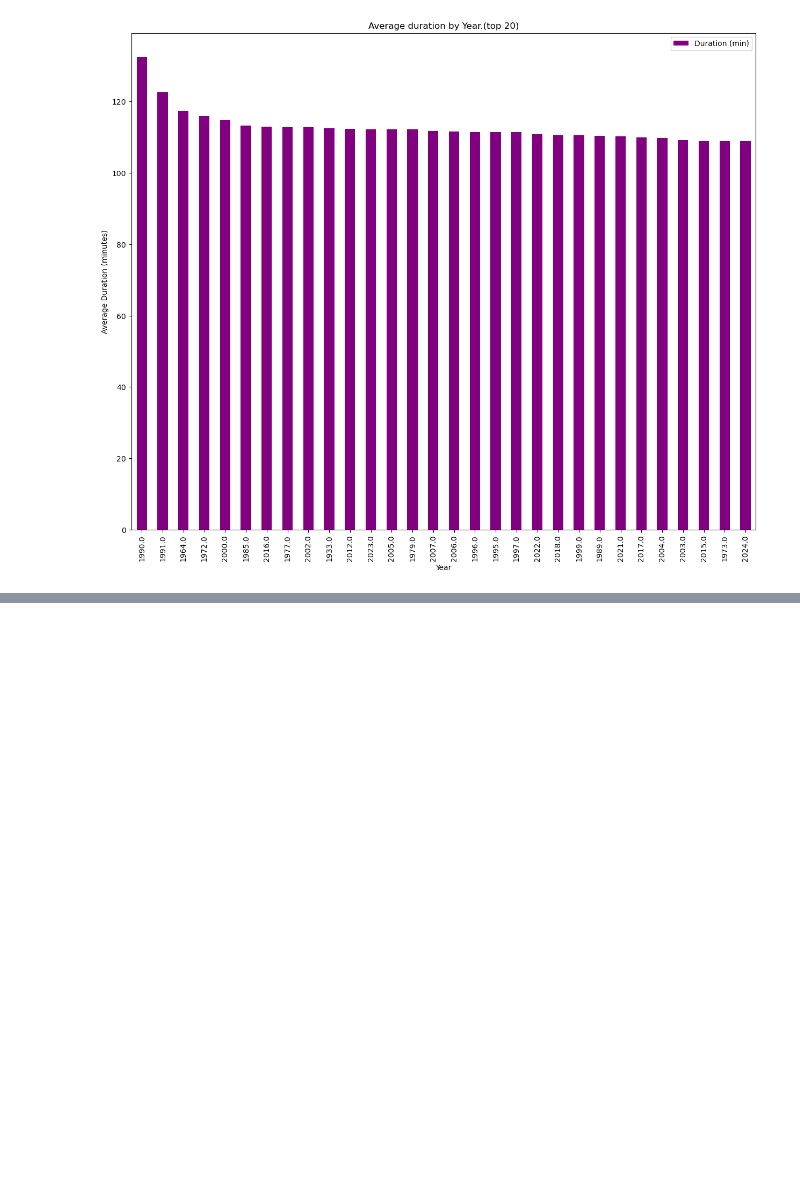
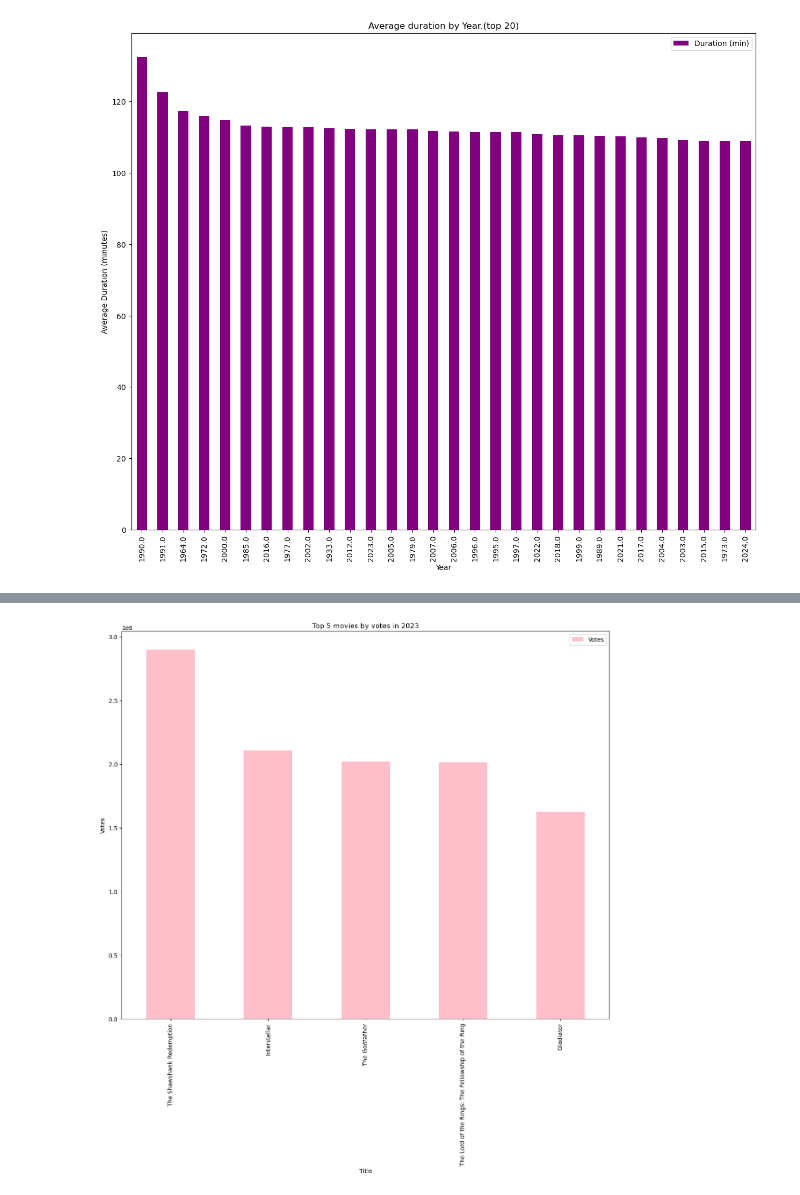
Before and after one commit to spandya3/project-01-MJJS, a Jupyter notebook: Marilu.ipynb, the cells around one changed output, grey strips where cells are left out. Saved outputs shown, nothing was run; the diff lists cells and outputs as text; code cells hidden in the pictures; blank space fills up the shorter version.

```diff
--- a/Marilu.ipynb
+++ b/Marilu.ipynb
@@ -164,3 +164,6 @@ duration_by_Year.head(30).plot(kind="bar",
 plt.show()
 # %% [output]
 [figure]
+# %%
+df= pd.read_csv("clean_movie_data.csv")
+df.head()
@@ -166,0 +212,6 @@ plt.show()
+# %%
+df["Votes"]= df["Votes"].str.replace(",","").astype(int)
+voting_df =df[['Title','Votes','Year']]
+sorted_voting_df= voting_df.sort_values('Votes', ascending=False)
+voting_df_2023= sorted_voting_df[sorted_voting_df["Year"]==2023.0]
+voting_df_2023
@@ -166,0 +232,8 @@ plt.show()
+# %%
+voting_df_2023.head().set_index("Title").plot(kind="bar",y="Votes",
+                                 ylabel="Votes",
+                                 title= "Top 5 movies by votes in 2023",
+                                figsize=(15,12), color='pink')
+plt.show()
+# %% [output]
+[figure, added]
```
Also changed, not shown: parts of 5 cells of this notebook, 1 other file.
